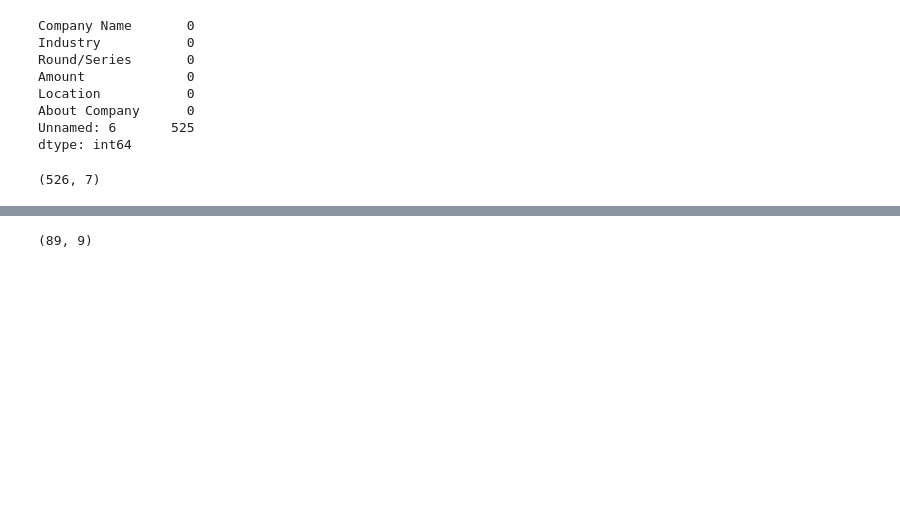
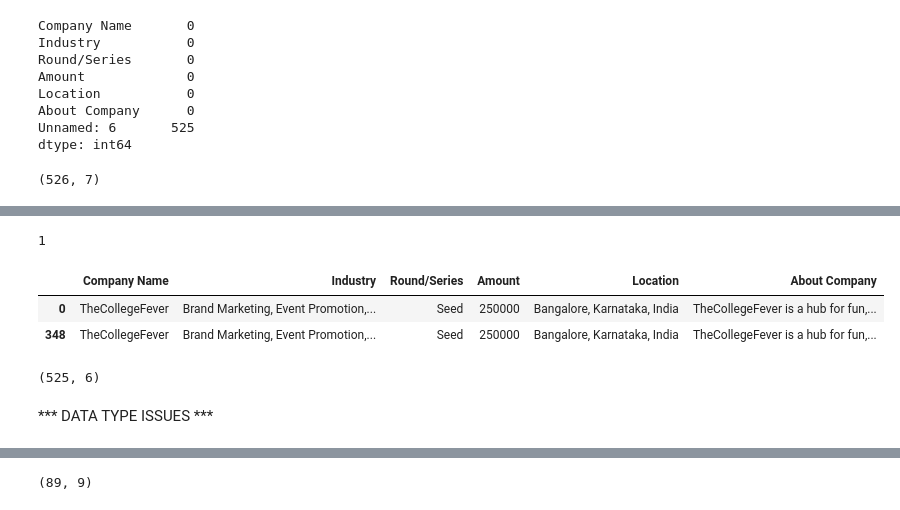
Before and after one commit to inspiredjoel/seattle_project1, a Jupyter notebook: lp1.ipynb, the cells around one changed output, grey strips where cells are left out. Saved outputs shown, nothing was run; the diff lists cells and outputs as text; code cells hidden in the pictures; blank space fills up the shorter version.

```diff
--- a/lp1.ipynb
+++ b/lp1.ipynb
@@ -222,0 +232,17 @@ data2018.shape
+# %%
+data2018.duplicated().sum() #checking if there are duplicates
+# %% [output]
+1
+# %%
+data2018.loc[data2018.duplicated(keep=False ), :]#displaying the duplicated row
+# %% [output]
+|  | Company Name | Industry | Round/Series | Amount | Location | About Company |
+| 0 | TheCollegeFever | Brand Marketing, Event Promotion,... | Seed | 250000 | Bangalore, Karnataka, India | TheCollegeFever is a hub for fun,... |
+| 348 | TheCollegeFever | Brand Marketing, Event Promotion,... | Seed | 250000 | Bangalore, Karnataka, India | TheCollegeFever is a hub for fun,... |
+# %%
+data2018 = data2018.drop_duplicates() #Droping duplicate rows
+data2018.shape
+# %% [output]
+(525, 6)
+# %% [markdown]
+*** DATA TYPE ISSUES ***
```
Also changed, not shown: parts of 49 cells of this notebook.
